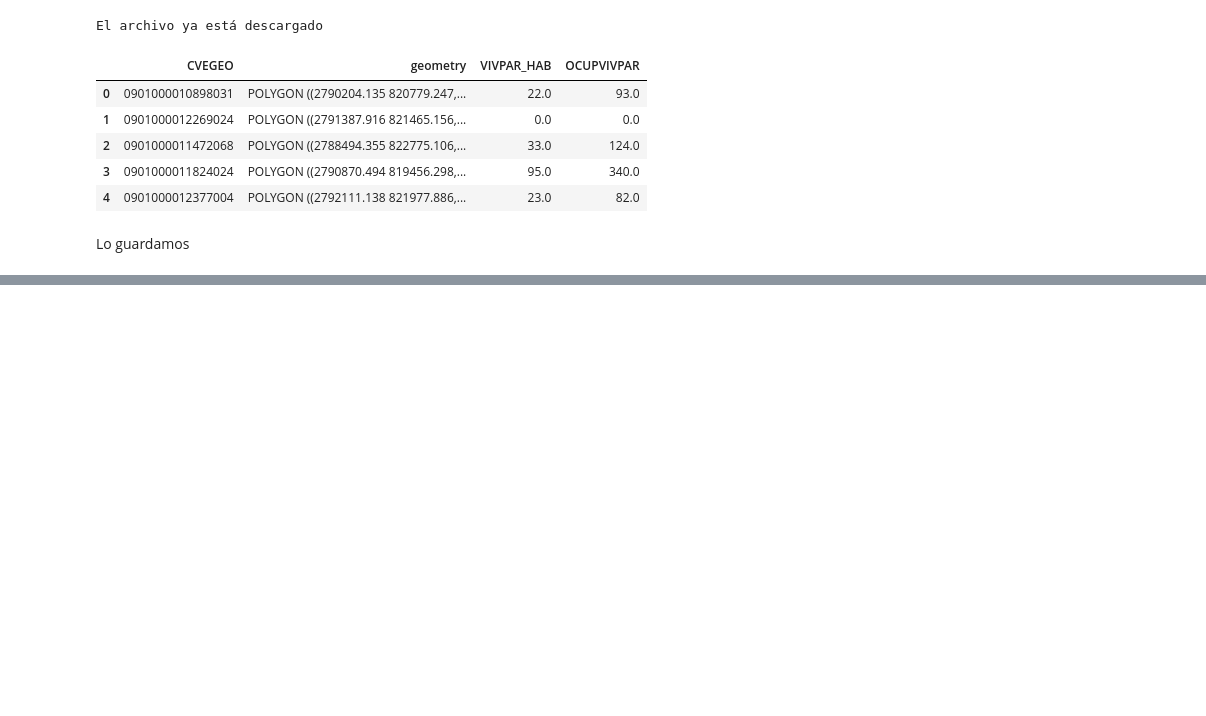
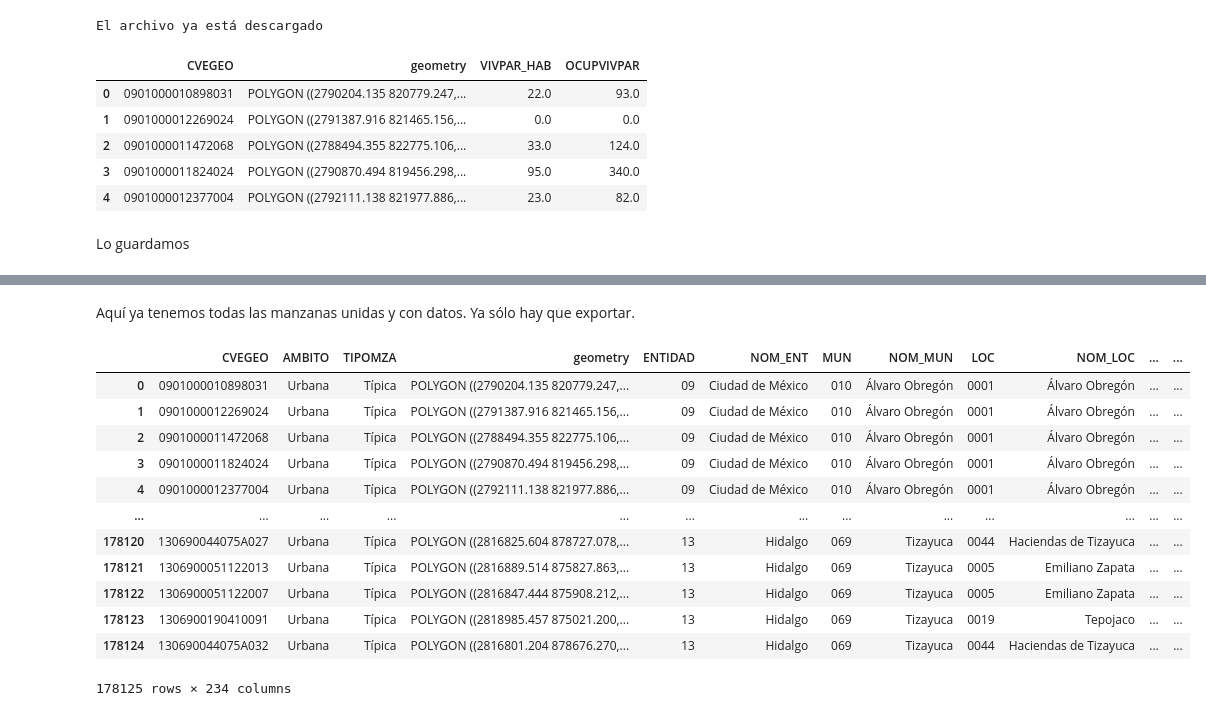
Before and after one commit to CentroGeo/pyLandUseMX, a Jupyter notebook: nbs/fuentes/censo.ipynb, the cells around one changed output, grey strips where cells are left out. Saved outputs shown, nothing was run; the diff lists cells and outputs as text; code cells hidden in the pictures; blank space fills up the shorter version.

```diff
--- a/nbs/fuentes/censo.ipynb
+++ b/nbs/fuentes/censo.ipynb
@@ -52,0 +177,30 @@ manzanas.to_file("../../datos/descargas/manzanas_ejemplo.shp")
+# %%
+# Leemos el archivo
+pth = os.path.abspath(os.path.join(DOWNLOADS_PATH, 'conjunto_de_datos_ageb_urbana_13_cpv2020.zip'))
+censo_hgo = pd.read_csv(pth, dtype={"ENTIDAD":str, "MUN": str, "LOC":str, "AGEB":str, "MZA": str})
+# Nos quedamos sólo con las filas que tienen datos de manzanas (no localidad, agebs, etc)
+censo_hgo = censo_hgo.loc[censo_hgo['MZA'] != '000']
+# Construimos la cvegeo de las manzanas
+censo_hgo['CVEGEO'] = censo_hgo['ENTIDAD'] + censo_hgo['MUN'] + censo_hgo['LOC'] + censo_hgo['AGEB'] + censo_hgo['MZA']
+# Leemos el archivo
+pth = os.path.abspath(os.path.join(DOWNLOADS_PATH, 'conjunto_de_datos_ageb_urbana_15_cpv2020.zip'))
+censo_mex = pd.read_csv(pth, dtype={"ENTIDAD":str, "MUN": str, "LOC":str, "AGEB":str, "MZA": str})
+# Nos quedamos sólo con las filas que tienen datos de manzanas (no localidad, agebs, etc)
+censo_mex = censo_mex.loc[censo_mex['MZA'] != '000']
+# Construimos la cvegeo de las manzanas
+censo_mex['CVEGEO'] = censo_mex['ENTIDAD'] + censo_mex['MUN'] + censo_mex['LOC'] + censo_mex['AGEB'] + censo_mex['MZA']
+# Codificamos los Nan
+censo_hgo = (censo_hgo
+              .replace('999999999', np.nan)
+              .replace('99999999', np.nan)
+              .replace('*', np.nan)
+              .replace('N/D', np.nan))
+
+censo_hgo[campos_datos] = censo_hgo[campos_datos].astype('float')
+censo_mex = (censo_mex
+              .replace('999999999', np.nan)
+              .replace('99999999', np.nan)
+              .replace('*', np.nan)
+              .replace('N/D', np.nan))
+
+censo_mex[campos_datos] = censo_mex[campos_datos].astype('float')
@@ -52,0 +209,6 @@ manzanas.to_file("../../datos/descargas/manzanas_ejemplo.shp")
+# %%
+censo = pd.concat([censo_cdmx, censo_hgo, censo_mex])
+manzanas = (manzanas
+            .merge(censo, on='CVEGEO')
+            .drop(columns=['ENTIDAD', 'NOM_ENT', 'MUN', 'NOM_MUN', 'LOC', 'NOM_LOC', 'AGEB', 'MZA']))
+manzanas.head()
@@ -52,0 +223,18 @@ manzanas.to_file("../../datos/descargas/manzanas_ejemplo.shp")
+# %% [markdown]
+Aquí ya tenemos todas las manzanas unidas y con datos. Ya sólo hay que exportar.
+# %%
+manzanas.merge(censo, on='CVEGEO')
+# %% [output]
+|  | CVEGEO | AMBITO | TIPOMZA | geometry | ENTIDAD | NOM_ENT | MUN | NOM_MUN | LOC | NOM_LOC | ... | ... |
+| 0 | 0901000010898031 | Urbana | Típica | POLYGON ((2790204.135 820779.247,... | 09 | Ciudad de México | 010 | Álvaro Obregón | 0001 | Álvaro Obregón | ... | ... |
+| 1 | 0901000012269024 | Urbana | Típica | POLYGON ((2791387.916 821465.156,... | 09 | Ciudad de México | 010 | Álvaro Obregón | 0001 | Álvaro Obregón | ... | ... |
+| 2 | 0901000011472068 | Urbana | Típica | POLYGON ((2788494.355 822775.106,... | 09 | Ciudad de México | 010 | Álvaro Obregón | 0001 | Álvaro Obregón | ... | ... |
+| 3 | 0901000011824024 | Urbana | Típica | POLYGON ((2790870.494 819456.298,... | 09 | Ciudad de México | 010 | Álvaro Obregón | 0001 | Álvaro Obregón | ... | ... |
+| 4 | 0901000012377004 | Urbana | Típica | POLYGON ((2792111.138 821977.886,... | 09 | Ciudad de México | 010 | Álvaro Obregón | 0001 | Álvaro Obregón | ... | ... |
+| ... | ... | ... | ... | ... | ... | ... | ... | ... | ... | ... | ... | ... |
+| 178120 | 130690044075A027 | Urbana | Típica | POLYGON ((2816825.604 878727.078,... | 13 | Hidalgo | 069 | Tizayuca | 0044 | Haciendas de Tizayuca | ... | ... |
+| 178121 | 1306900051122013 | Urbana | Típica | POLYGON ((2816889.514 875827.863,... | 13 | Hidalgo | 069 | Tizayuca | 0005 | Emiliano Zapata | ... | ... |
+| 178122 | 1306900051122007 | Urbana | Típica | POLYGON ((2816847.444 875908.212,... | 13 | Hidalgo | 069 | Tizayuca | 0005 | Emiliano Zapata | ... | ... |
+| 178123 | 1306900190410091 | Urbana | Típica | POLYGON ((2818985.457 875021.200,... | 13 | Hidalgo | 069 | Tizayuca | 0019 | Tepojaco | ... | ... |
+| 178124 | 130690044075A032 | Urbana | Típica | POLYGON ((2816801.204 878676.270,... | 13 | Hidalgo | 069 | Tizayuca | 0044 | Haciendas de Tizayuca | ... | ... |
+178125 rows × 234 columns
```
Also changed, not shown: parts of 19 cells of this notebook.
